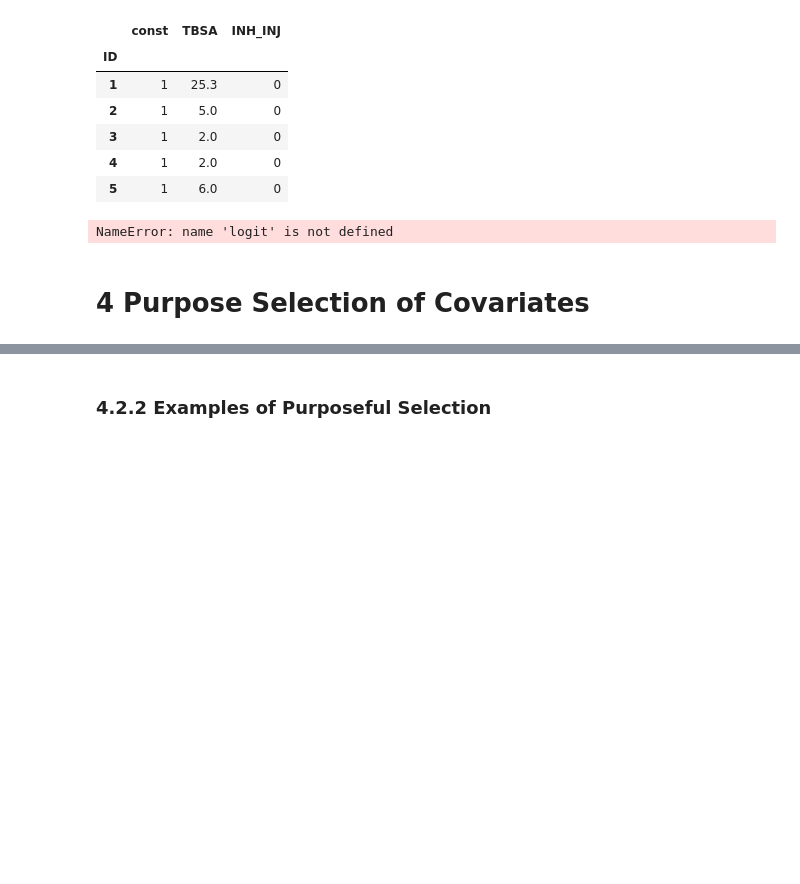
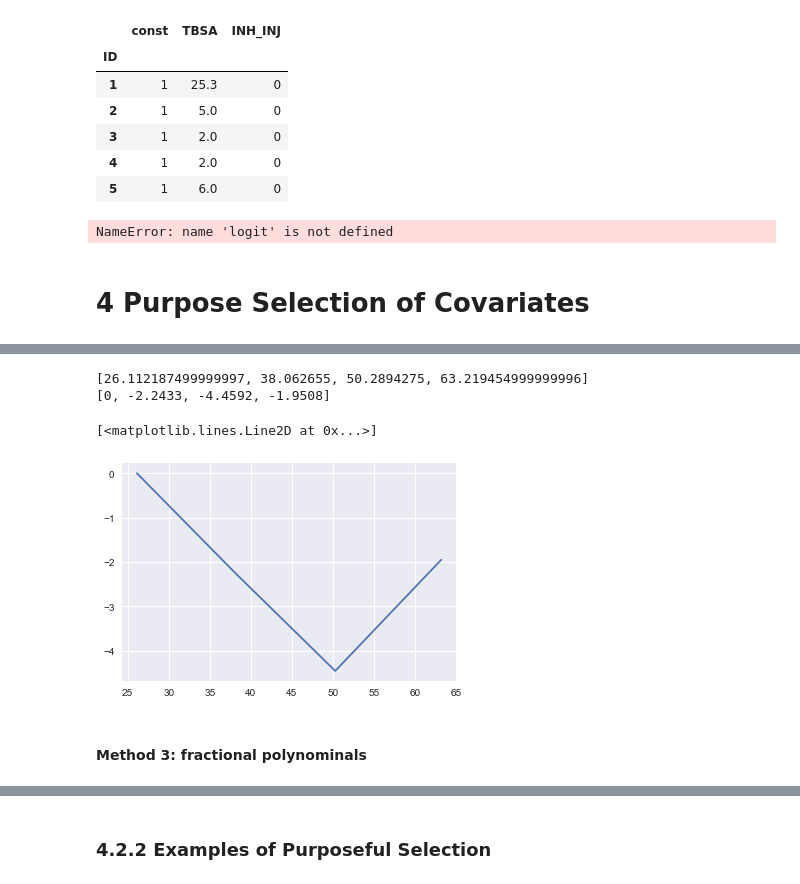
Before and after one commit to szleiye/applied_logistic_regression, a Jupyter notebook: Applied_Logistic_Regression.ipynb, the cells around one changed output, grey strips where cells are left out. Cells and saved outputs as stored; diff of their text form; code cells hidden in the pictures; blank space fills up the shorter version.

```diff
--- a/Applied_Logistic_Regression.ipynb
+++ b/Applied_Logistic_Regression.ipynb
@@ -94,0 +103,5 @@ NameError: name 'logit' is not defined
+# %%
+#read the data Scale_Example
+data = pd.read_excel('D:/GitHub/applied_logistic_regression/data/Scale Example/Scale_Example.xlsx')
+x=data["X"]
+y=data["Y"]
@@ -94,0 +200,17 @@ NameError: name 'logit' is not defined
+# %%
+#PLOT
+Xasix=[(bin_x[0]+bin_x[1])/2,(bin_x[1]+bin_x[2])/2,(bin_x[2]+bin_x[3])/2,(bin_x[3]+bin_x[4])/2]
+print(Xasix)
+Yplot=[0,-2.2433,-4.4592,-1.9508]
+print(Yplot)
+# %% [output]
+[26.112187499999997, 38.062655, 50.2894275, 63.219454999999996]
+[0, -2.2433, -4.4592, -1.9508]
+# %%
+plt.figure()
+plt.plot(Xasix,Yplot)
+# %% [output]
+[<matplotlib.lines.Line2D at 0x...>]
+[figure, added]
+# %% [markdown]
+#### Method 3: fractional polynominals
```
Also changed, not shown: parts of 29 cells of this notebook.
